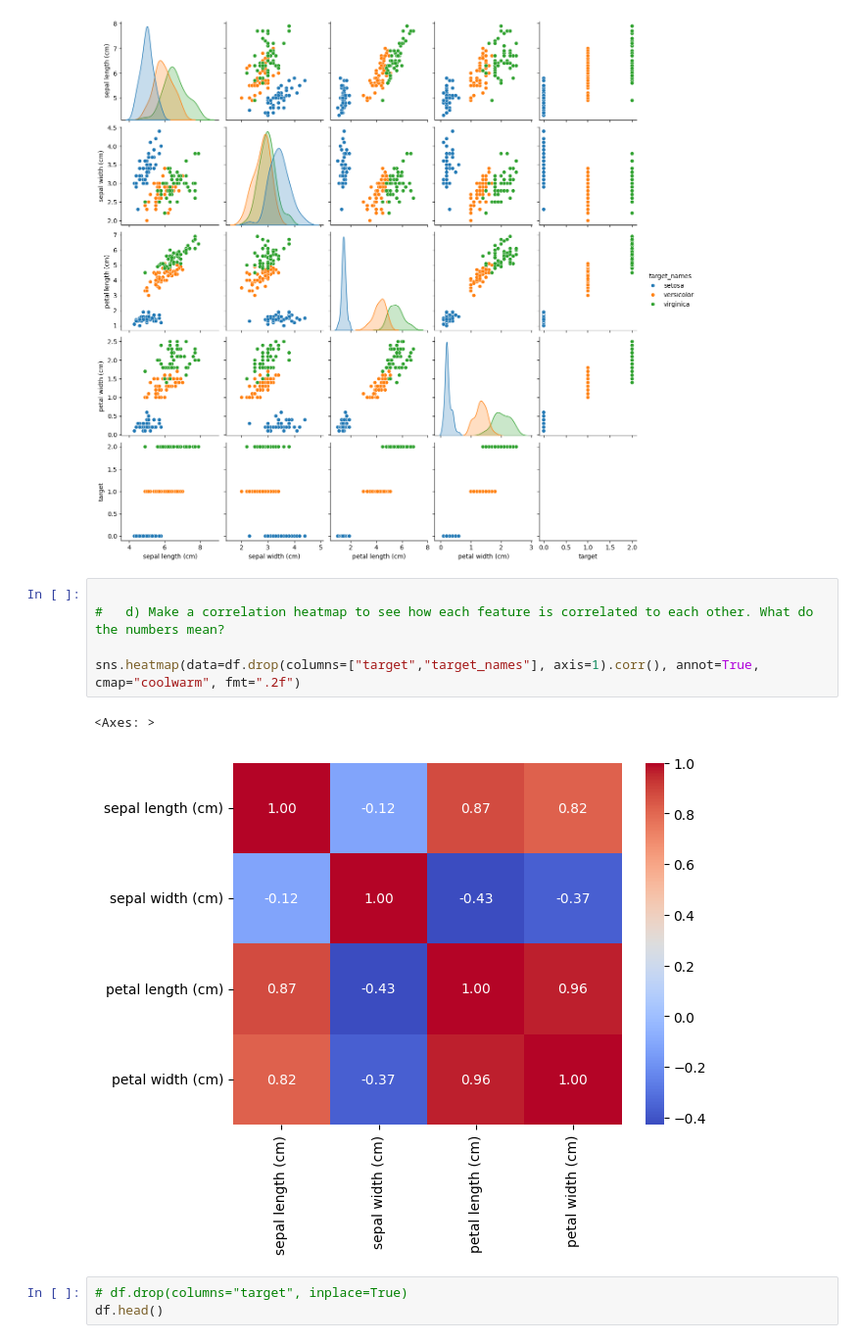
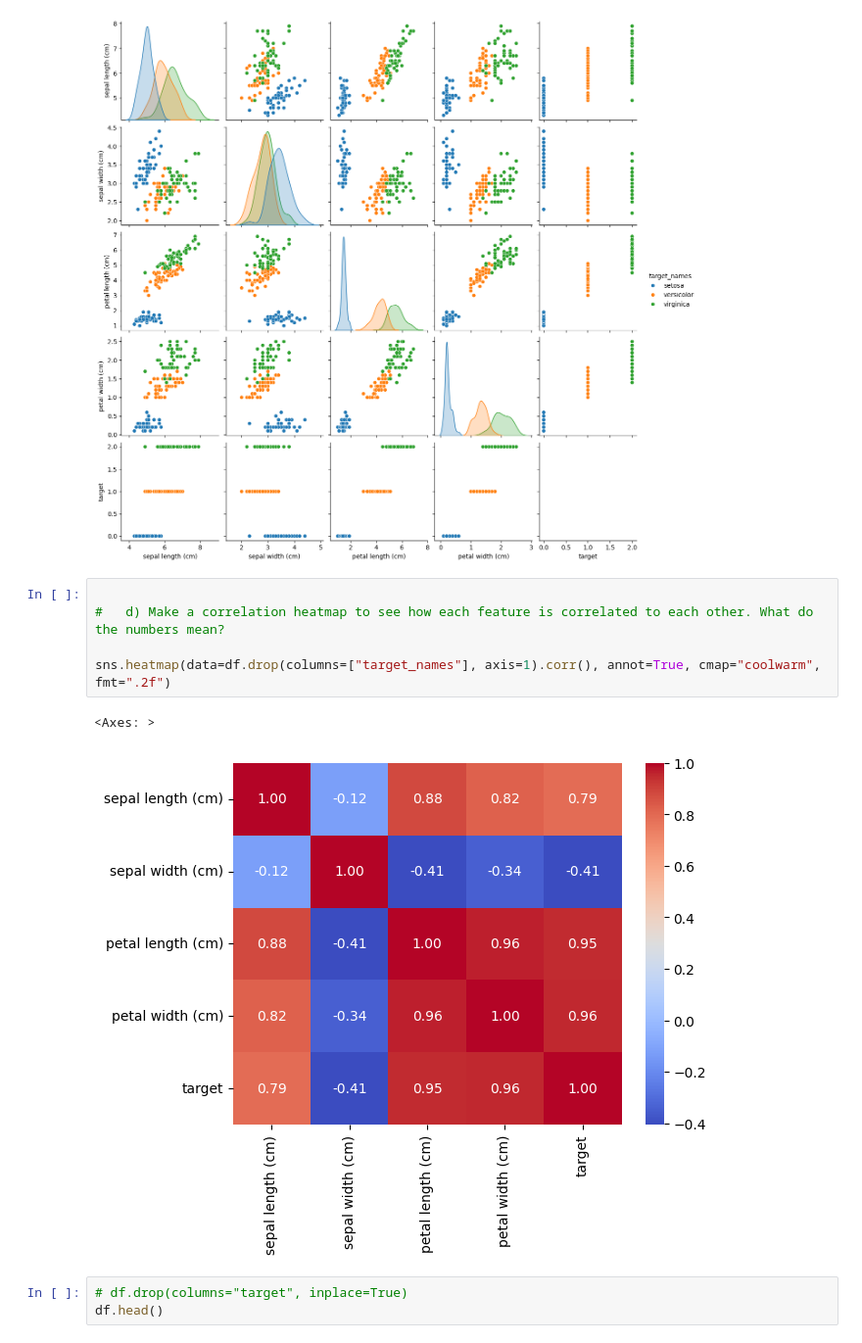
Before and after one commit to Natali-Dev/ai_engineering_natali_harju, a Jupyter notebook: exercises/2_classification/iris_flower.ipynb, the cells around one changed output. Shown: that part at 98% size. Drawn from its saved outputs; the diff is of its cells as text.

```diff
--- a/exercises/2_classification/iris_flower.ipynb
+++ b/exercises/2_classification/iris_flower.ipynb
@@ -114,11 +114,11 @@ sns.pairplot(df, hue="target_names")
 # %%
 
 #   d) Make a correlation heatmap to see how each feature is correlated to each other. What do the numbers mean?
 
-sns.heatmap(data=df.drop(columns=["target","target_names"], axis=1).corr(), annot=True, cmap="coolwarm", fmt=".2f")
+sns.heatmap(data=df.drop(columns=["target_names"], axis=1).corr(), annot=True, cmap="coolwarm", fmt=".2f")
 # %% [output]
 <Axes: >
-[figure, old version]
+[figure, new version]
 # %%
 # df.drop(columns="target", inplace=True)
 df.head()
```
Also changed, not shown: parts of 1 cell of this notebook, 1 other file.
